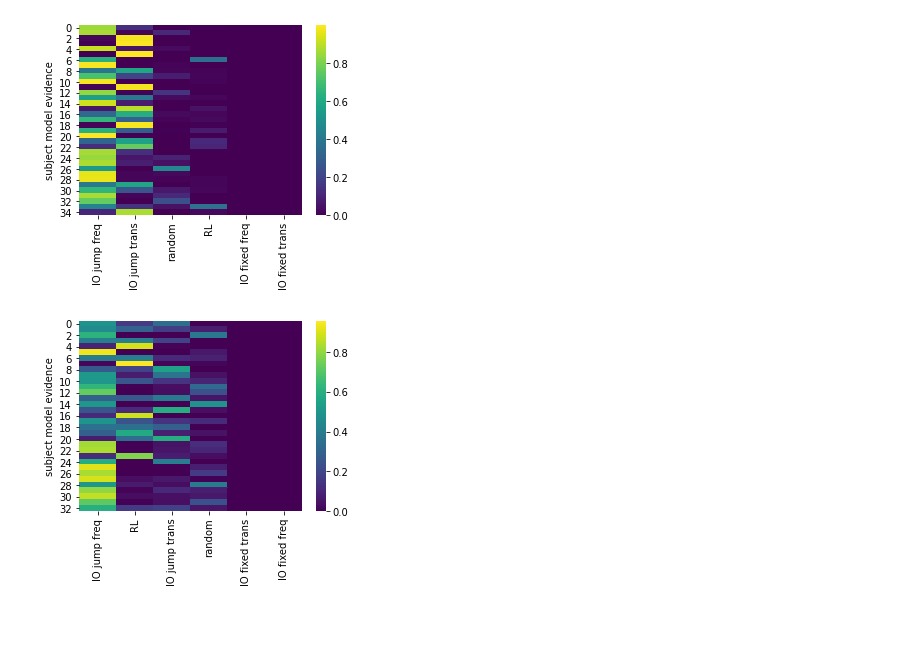
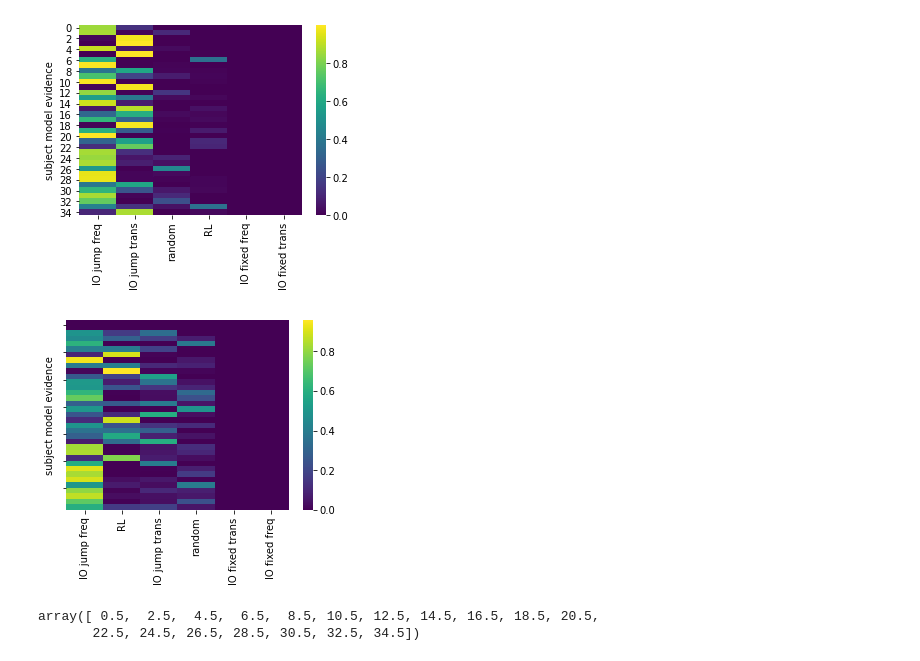
Before and after one commit to syzhang/tsl_hbi, a Jupyter notebook: model_comparison/plot_compare.ipynb, the cells around one changed output. Drawn from its saved outputs; the diff is of its cells as text; code cells hidden in the pictures; blank space fills up the shorter version.

Commit message:
modified plots

```diff
--- a/model_comparison/plot_compare.ipynb
+++ b/model_comparison/plot_compare.ipynb
@@ -72,12 +72,25 @@ df.columns = df.columns.str.replace('prob', 'probability')
 # df.replace('_', ' ', regex=True, inplace=True)
 df.columns = df.columns.str.replace('io', 'IO')
 df.columns = df.columns.str.replace('rw', 'RL')
+# %%
+df_tmp = pd.DataFrame([[0,0,0,0,0,0],
+                       [0,0,0,0,0,0]])
+df_tmp.columns = df.columns
+# %%
+dfn = pd.concat([df_tmp,df], axis=0).reset_index().drop(columns='index')
 # %%
-dfr = df[df.mean().sort_values(ascending=False).index]
+dfr = dfn[dfn.mean().sort_values(ascending=False).index]
 # %%
 f, ax = plt.subplots(figsize=(5,3.5))
 sns.heatmap(dfr, cmap = 'viridis', ax=ax)
 plt.ylabel('subject model evidence')
+ax.set_yticks(ax.get_yticks()[::4])
+plt.yticks(np.arange(1,max(ax.get_yticks()[::4])+1,
 plt.savefig('./figs/practice_subject.png', bbox_inches='tight')
 # %% [output]
-[figure, old version]
+[figure, new version]
+# %%
+ax.get_yticks()#[::2]
+# %% [output]
+array([ 0.5,  2.5,  4.5,  6.5,  8.5, 10.5, 12.5, 14.5, 16.5, 18.5, 20.5,
+       22.5, 24.5, 26.5, 28.5, 30.5, 32.5, 34.5])
```
Also changed, not shown: 2 other files.
